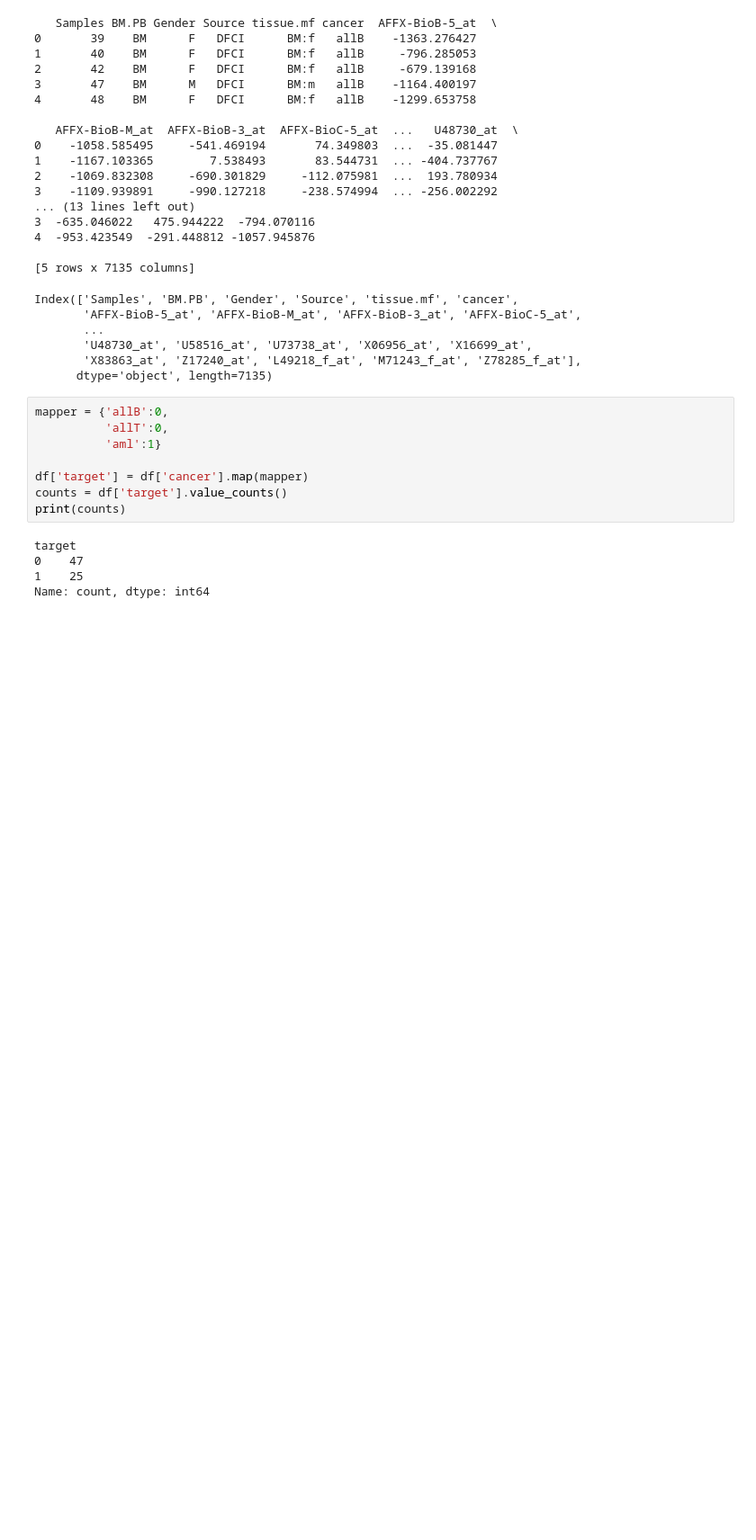
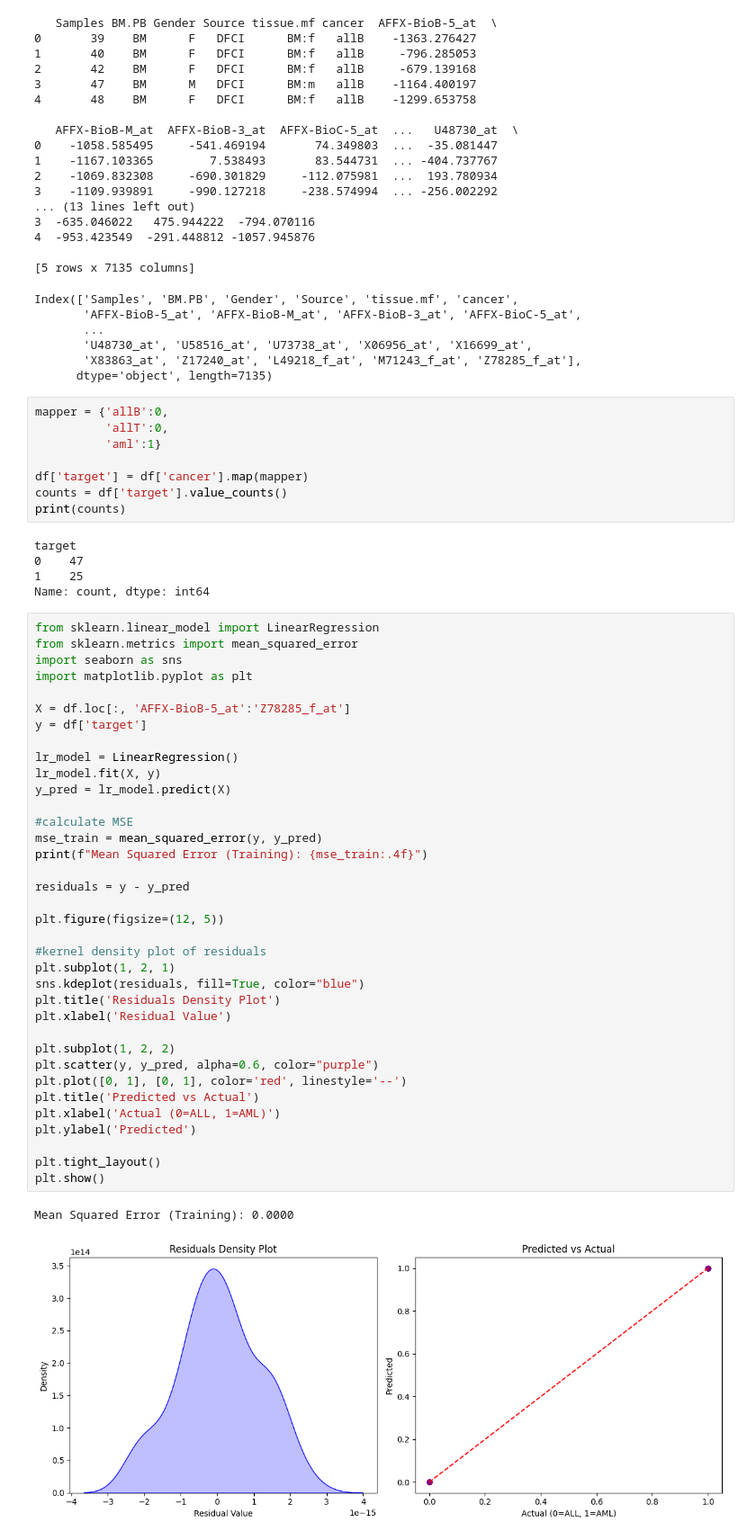
Before and after one commit to SafaaMahbub/ML-Project-2, a Jupyter notebook: genomics_lab.ipynb, the cells around one changed output. Shown at 90% size. Cells and saved outputs as stored; diff of their text form; blank space fills up the shorter version.

```diff
--- a/genomics_lab.ipynb
+++ b/genomics_lab.ipynb
@@ -67,3 +70,42 @@ target
 0    47
 1    25
 Name: count, dtype: int64
+# %%
+from sklearn.linear_model import LinearRegression
+from sklearn.metrics import mean_squared_error
+import seaborn as sns
+import matplotlib.pyplot as plt
+
+X = df.loc[:, 'AFFX-BioB-5_at':'Z78285_f_at']
+y = df['target']
+
+lr_model = LinearRegression()
+lr_model.fit(X, y)
+y_pred = lr_model.predict(X)
+
+#calculate MSE
+mse_train = mean_squared_error(y, y_pred)
+print(f"Mean Squared Error (Training): {mse_train:.4f}")
+
+residuals = y - y_pred
+
+plt.figure(figsize=(12, 5))
+
+#kernel density plot of residuals
+plt.subplot(1, 2, 1)
+sns.kdeplot(residuals, fill=True, color="blue")
+plt.title('Residuals Density Plot')
+plt.xlabel('Residual Value')
+
+plt.subplot(1, 2, 2)
+plt.scatter(y, y_pred, alpha=0.6, color="purple")
+plt.plot([0, 1], [0, 1], color='red', linestyle='--')
+plt.title('Predicted vs Actual')
+plt.xlabel('Actual (0=ALL, 1=AML)')
+plt.ylabel('Predicted')
+
+plt.tight_layout()
+plt.show()
+# %% [output]
+Mean Squared Error (Training): 0.0000
+[figure, added]
```
Also changed, not shown: parts of 2 cells of this notebook.
